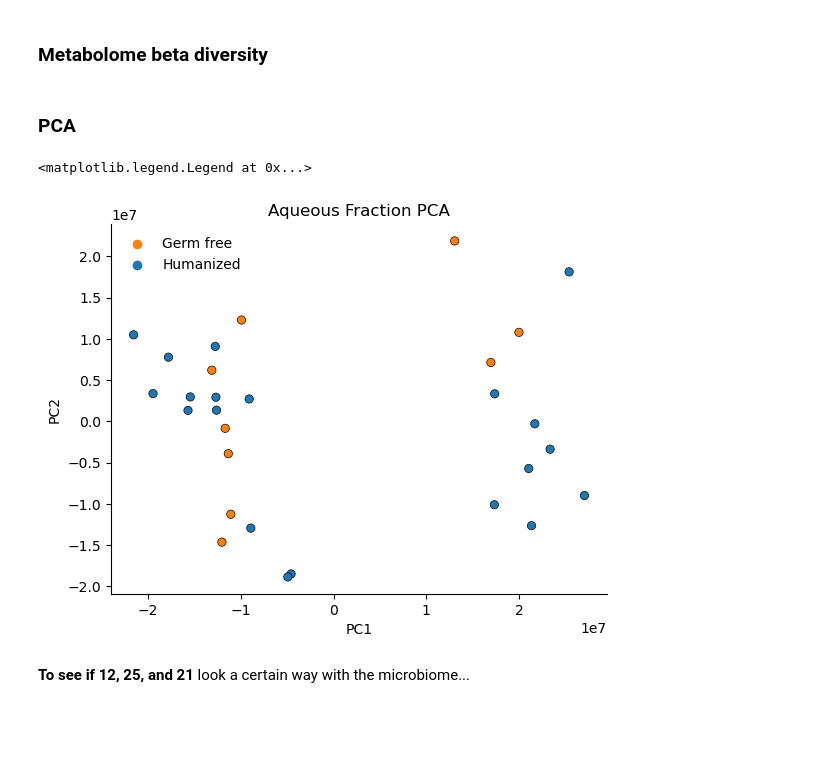
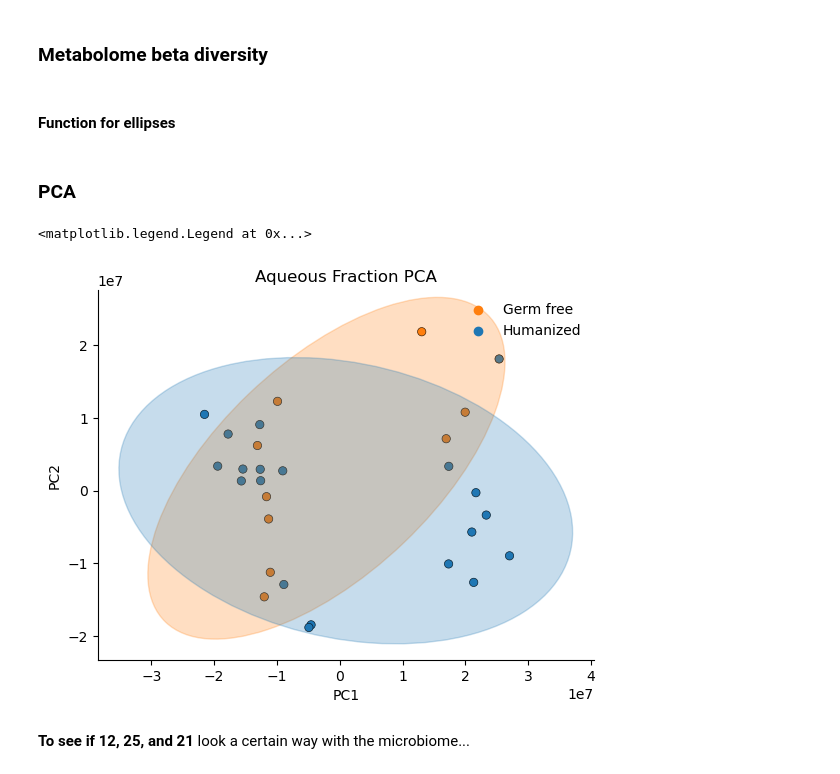
Before and after one commit to sterrettJD/GT-micro-metabo, a Jupyter notebook: analysis/GT_in_plasma.ipynb, the cells around one changed output. Saved outputs shown, nothing was run; the diff lists cells and outputs as text; code cells hidden in the pictures; blank space fills up the shorter version.

Commit message:
add ellipses to pcoa, permanova now breaking

```diff
--- a/analysis/GT_in_plasma.ipynb
+++ b/analysis/GT_in_plasma.ipynb
@@ -131,3 +133,5 @@ sum(metadata.index == microbiome.index)/len(microbiome.index)
 ## Analysis
 # %% [markdown]
 ### Metabolome beta diversity
+# %% [markdown]
+#### Function for ellipses
@@ -142,19 +198,31 @@ GF = metabo_metadata["PID"].apply(lambda x: "Germ free" if x=="Control" else "Hu
 # %%
 ax = sns.scatterplot(x=aqueous_pca_res[:,0], y=aqueous_pca_res[:,1],
                      hue=GF, hue_order=["Germ free", "Humanized"],
                      palette=["tab:orange","tab:blue"], edgecolor="black")
 ax.set(xlabel="PC1", ylabel="PC2", title="Aqueous Fraction PCA")
 ax.spines[["top", "right"]].set_visible(False)
 
+confidence_ellipse(aqueous_pca_res[GF=="Germ free", 0],
+                   aqueous_pca_res[GF=="Germ free", 1],
+                   n_std=2.0,
+                   ax=ax, edgecolor='tab:orange',
+                   alpha=0.25, facecolor='tab:orange')
+
+confidence_ellipse(aqueous_pca_res[GF=="Humanized", 0],
+                   aqueous_pca_res[GF=="Humanized", 1],
+                   n_std=2.0,
+                   ax=ax, edgecolor='tab:blue',
+                   alpha=0.25, facecolor='tab:blue')
+
 plt.legend(title=None, frameon=False)
 
 #for i, name in enumerate(metabo_metadata.index):
 #    ax.text(x=aqueous_pca_res[i,0],
 #            y=aqueous_pca_res[i,1],
 #            s=name)
 # %% [output]
 <matplotlib.legend.Legend at 0x...>
-[figure, old version]
+[figure, new version]
 # %% [markdown]
 **To see if 12, 25, and 21** look a certain way with the microbiome...
 # %%
```
Also changed, not shown: parts of 31 cells of this notebook.
